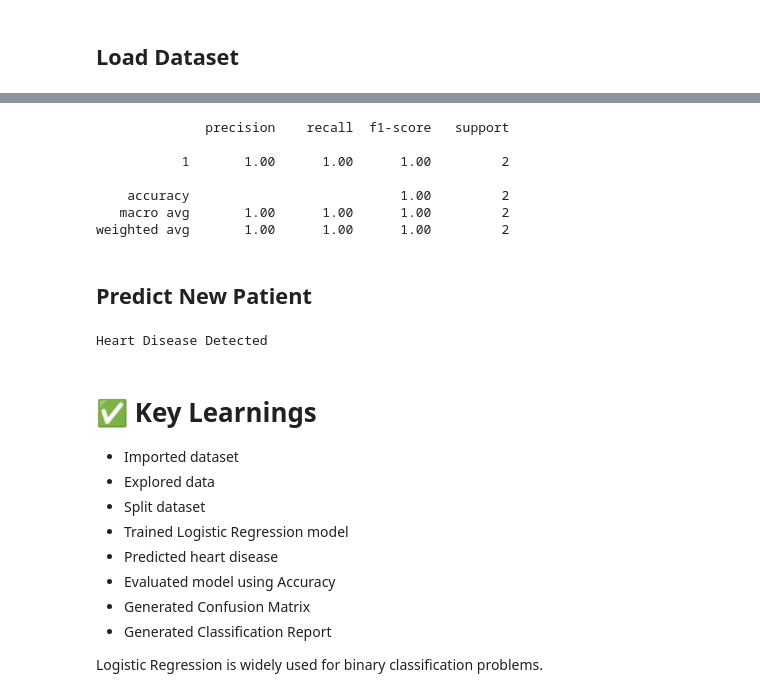
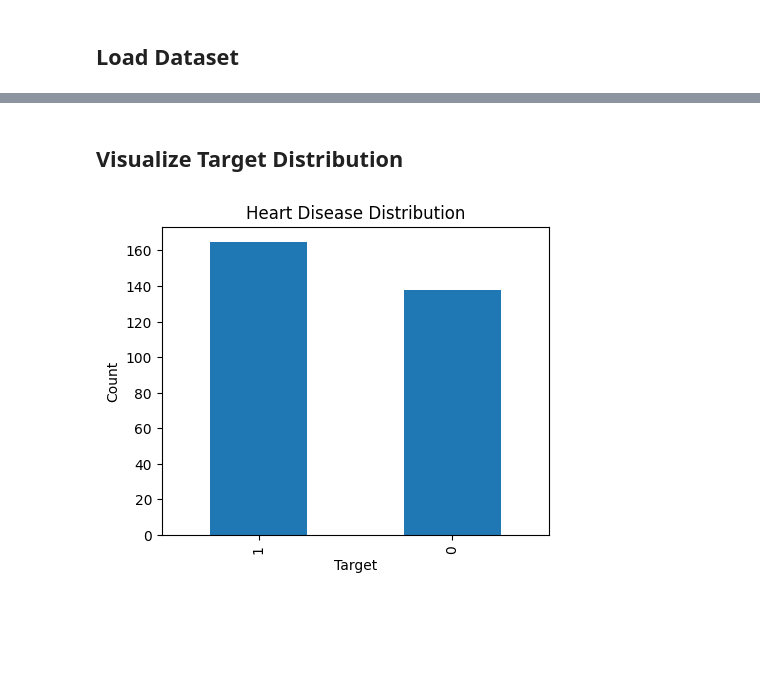
Before and after one commit to varunsingh-dev/machine-learning, a Jupyter notebook: 04_Logistic_Regression/Logistic_Regression.ipynb, the cells around one changed output, grey strips where cells are left out. Drawn from its saved outputs; the diff is of its cells as text; code cells hidden in the pictures; blank space fills up the shorter version.

```diff
--- a/04_Logistic_Regression/Logistic_Regression.ipynb
+++ b/04_Logistic_Regression/Logistic_Regression.ipynb
@@ -140,38 +97,16 @@ print(cm)
-# %%
-from sklearn.metrics import classification_report
-
-print(classification_report(y_test,y_pred))
-# %% [output]
-              precision    recall  f1-score   support
-
-           1       1.00      1.00      1.00         2
-
-    accuracy                           1.00         2
-   macro avg       1.00      1.00      1.00         2
-weighted avg       1.00      1.00      1.00         2
-# %% [markdown]
-## Predict New Patient
-# %%
-new_patient = [[47,140,240]]
-
-prediction = model.predict(new_patient)
-
-if prediction[0] == 1:
-    print("Heart Disease Detected")
-else:
-    print("No Heart Disease")
-# %% [output]
-Heart Disease Detected
-# %% [markdown]
-# ✅ Key Learnings
-
-- Imported dataset
-- Explored data
-- Split dataset
-- Trained Logistic Regression model
-- Predicted heart disease
-- Evaluated model using Accuracy
-- Generated Confusion Matrix
-- Generated Classification Report
-
-Logistic Regression is widely used for binary classification problems.
+# %% [markdown]
+## Visualize Target Distribution
+# %%
+plt.figure(figsize=(5,4))
+
+df["target"].value_counts().plot(kind="bar")
+
+plt.title("Heart Disease Distribution")
+
+plt.xlabel("Target")
+
+plt.ylabel("Count")
+
+plt.show()
+# %% [output]
+[figure, added]
```
Also changed, not shown: parts of 65 cells of this notebook.
